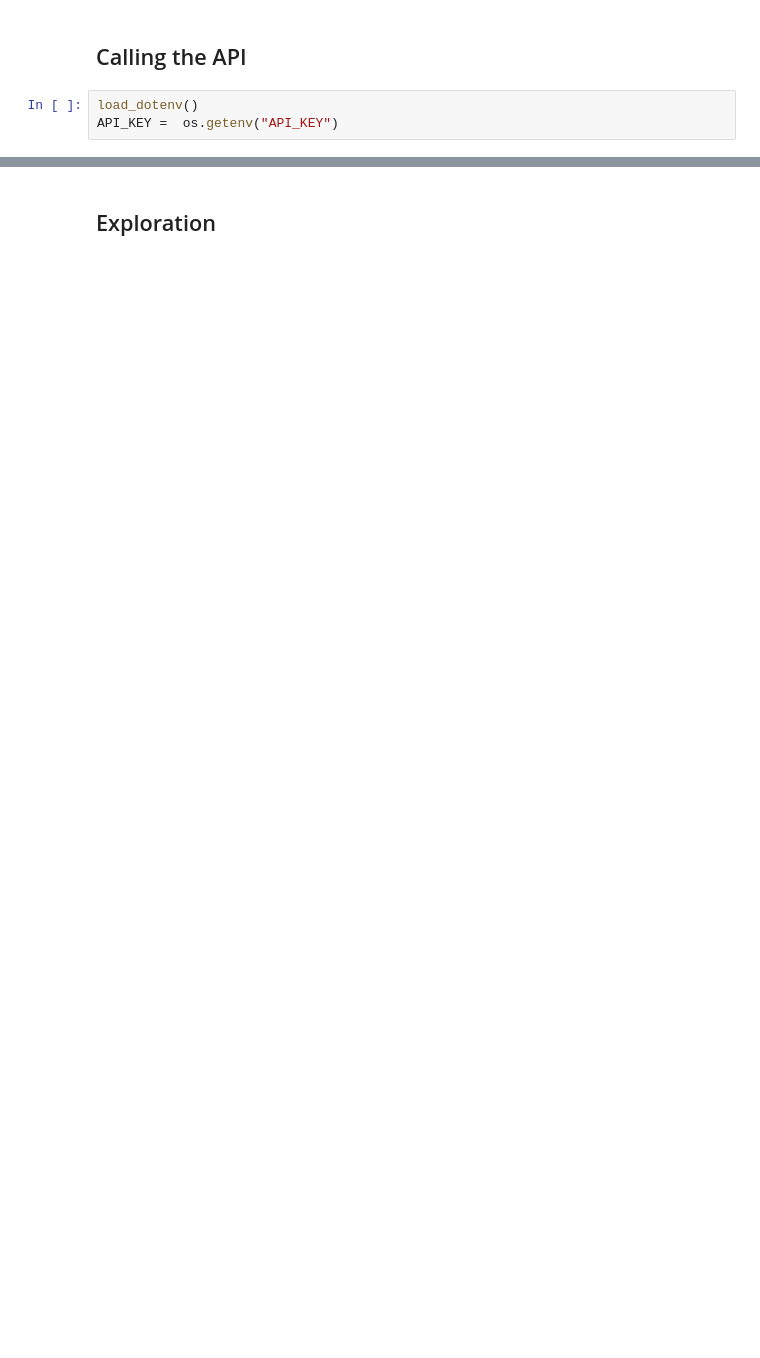
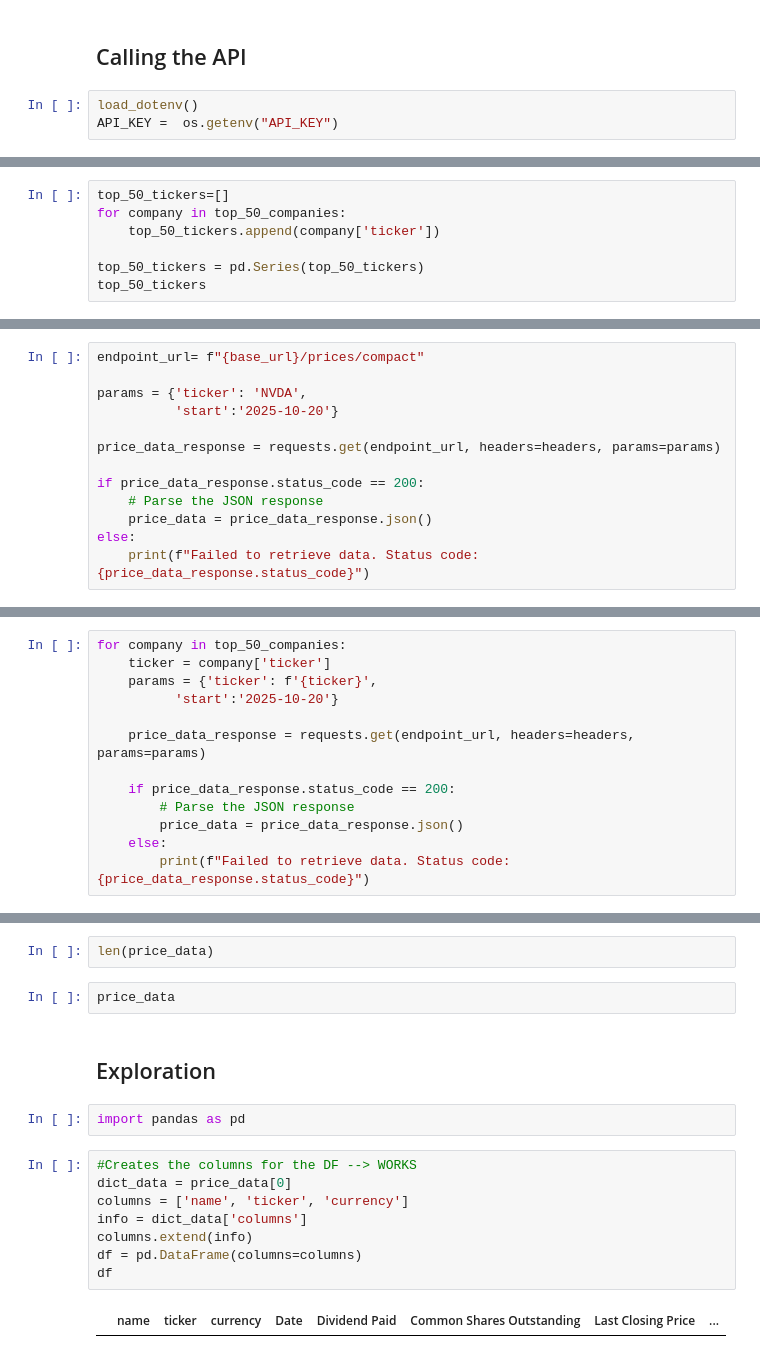
Before and after one commit to thomasrenwickm/stocks_etl, a Jupyter notebook: eda.ipynb, the cells around one changed output, grey strips where cells are left out. Cells and saved outputs as stored; diff of their text form; blank space fills up the shorter version.

```diff
--- a/eda.ipynb
+++ b/eda.ipynb
@@ -31,0 +139,7 @@ class PySimFin
+# %%
+top_50_tickers=[]
+for company in top_50_companies:
+    top_50_tickers.append(company['ticker'])
+
+top_50_tickers = pd.Series(top_50_tickers)
+top_50_tickers
@@ -31,0 +226,13 @@ class PySimFin
+# %%
+endpoint_url= f"{base_url}/prices/compact"
+
+params = {'ticker': 'NVDA',
+          'start':'2025-10-20'}
+
+price_data_response = requests.get(endpoint_url, headers=headers, params=params)
+
+if price_data_response.status_code == 200:
+    # Parse the JSON response
+    price_data = price_data_response.json()
+else:
+    print(f"Failed to retrieve data. Status code: {price_data_response.status_code}")
@@ -31,0 +265,13 @@ class PySimFin
+# %%
+for company in top_50_companies:
+    ticker = company['ticker']
+    params = {'ticker': f'{ticker}',
+          'start':'2025-10-20'}
+
+    price_data_response = requests.get(endpoint_url, headers=headers, params=params)
+
+    if price_data_response.status_code == 200:
+        # Parse the JSON response
+        price_data = price_data_response.json()
+    else:
+        print(f"Failed to retrieve data. Status code: {price_data_response.status_code}")
@@ -32,2 +286,18 @@ class PySimFin
+# %%
+len(price_data)
+# %%
+price_data
 # %% [markdown]
 ## Exploration
+# %%
+import pandas as pd
+# %%
+#Creates the columns for the DF --> WORKS
+dict_data = price_data[0]
+columns = ['name', 'ticker', 'currency']
+info = dict_data['columns']
+columns.extend(info)
+df = pd.DataFrame(columns=columns)
+df
+# %% [output]
+|  | name | ticker | currency | Date | Dividend Paid | Common Shares Outstanding | Last Closing Price | ... |
```
Also changed, not shown: parts of 58 cells of this notebook, 6 other files.
